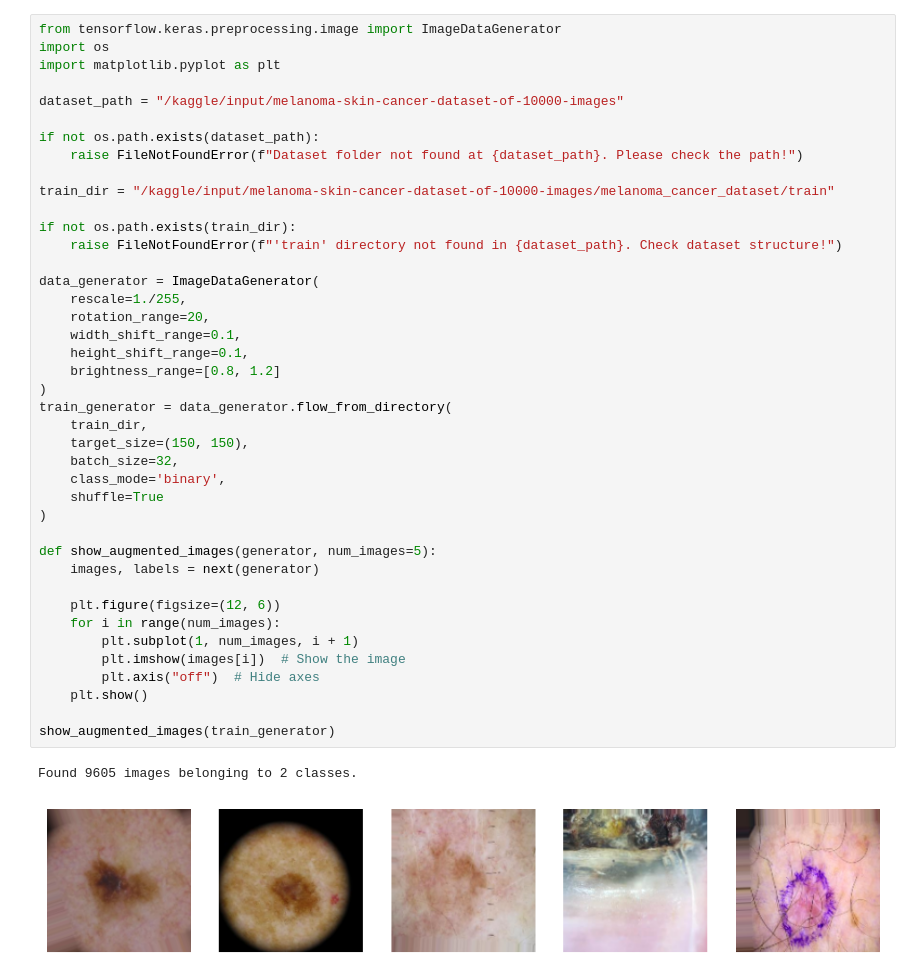
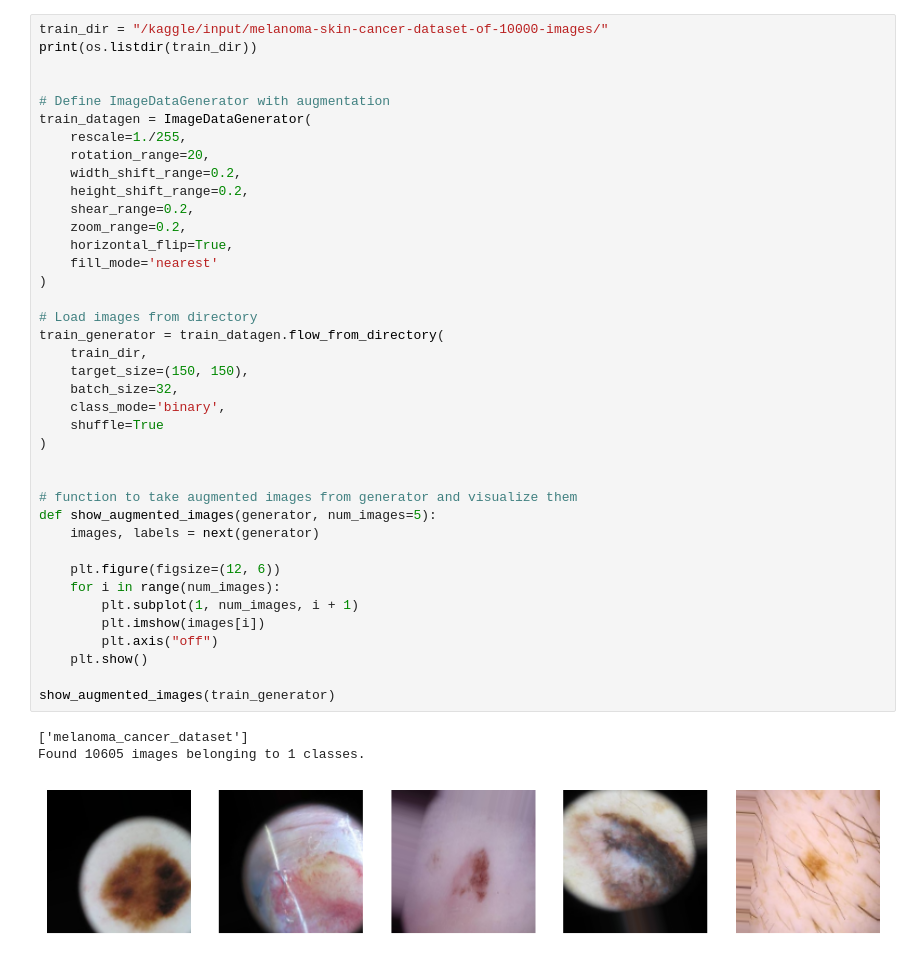
Before and after one commit to misspriyagill/melanoma-detection, a Jupyter notebook: major-project.ipynb, the cells around one changed output. Drawn from its saved outputs; the diff is of its cells as text.

Commit message:
Kaggle Notebook | MAJOR PROJECT | blueprint

```diff
--- a/major-project.ipynb
+++ b/major-project.ipynb
@@ -169,47 +180,46 @@ def plot_sample_images(class_dir, class_label, num_images=9):
 
     plt.show()
 # %%
-from tensorflow.keras.preprocessing.image import ImageDataGenerator
-import os
-import matplotlib.pyplot as plt
+train_dir = "/kaggle/input/melanoma-skin-cancer-dataset-of-10000-images/"
+print(os.listdir(train_dir))
 
-dataset_path = "/kaggle/input/melanoma-skin-cancer-dataset-of-10000-images"
 
-if not os.path.exists(dataset_path):
-    raise FileNotFoundError(f"Dataset folder not found at {dataset_path}. Please check the path!")
-
-train_dir = "/kaggle/input/melanoma-skin-cancer-dataset-of-10000-images/melanoma_cancer_dataset/train"
-
-if not os.path.exists(train_dir):
-    raise FileNotFoundError(f"'train' directory not found in {dataset_path}. Check dataset structure!")
-
-data_generator = ImageDataGenerator(
+# Define ImageDataGenerator with augmentation
+train_datagen = ImageDataGenerator(
     rescale=1./255,
     rotation_range=20,
-    width_shift_range=0.1,
-    height_shift_range=0.1,
-    brightness_range=[0.8, 1.2]
+    width_shift_range=0.2,
+    height_shift_range=0.2,
+    shear_range=0.2,
+    zoom_range=0.2,
+    horizontal_flip=True,
+    fill_mode='nearest'
 )
-train_generator = data_generator.flow_from_directory(
+
+# Load images from directory
+train_generator = train_datagen.flow_from_directory(
     train_dir,
     target_size=(150, 150),
     batch_size=32,
     class_mode='binary',
     shuffle=True
 )
 
+
+# function to take augmented images from generator and visualize them
 def show_augmented_images(generator, num_images=5):
     images, labels = next(generator)
 
     plt.figure(figsize=(12, 6))
     for i in range(num_images):
         plt.subplot(1, num_images, i + 1)
-        plt.imshow(images[i])  # Show the image
-        plt.axis("off")  # Hide axes
+        plt.imshow(images[i])
+        plt.axis("off")
     plt.show()
 
 show_augmented_images(train_generator)
 # %% [output]
-Found 9605 images belonging to 2 classes.
+['melanoma_cancer_dataset']
+Found 10605 images belonging to 1 classes.
-[figure, old version]
+[figure, new version]
 # %%
```
Also changed, not shown: parts of 16 cells of this notebook.
